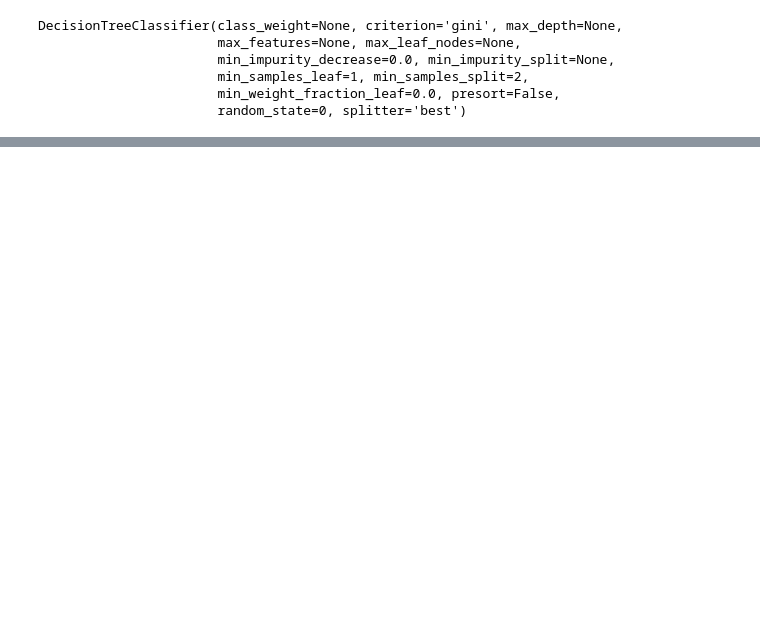
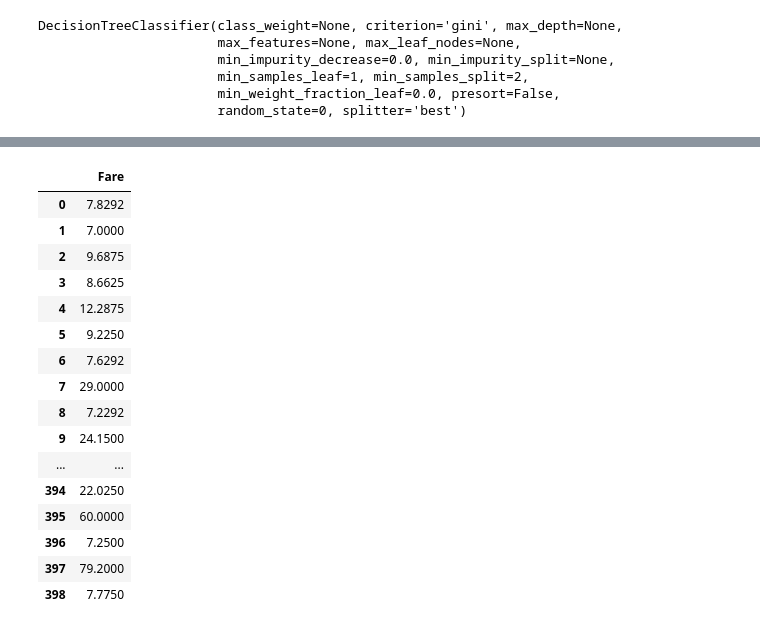
Before and after one commit to yuyatakada/manman, a Jupyter notebook: titnic.ipynb, the cells around one changed output, grey strips where cells are left out. Saved outputs shown, nothing was run; the diff lists cells and outputs as text; code cells hidden in the pictures; blank space fills up the shorter version.

```diff
--- a/titnic.ipynb
+++ b/titnic.ipynb
@@ -259,0 +304,21 @@ my_prediction = my_tree_one.predict(test_features)
+# %%
+pd.DataFrame(correct)
+#全てがfloat型なのが確認できる
+# %% [output]
+|  | Fare |
+| 0 | 7.8292 |
+| 1 | 7.0000 |
+| 2 | 9.6875 |
+| 3 | 8.6625 |
+| 4 | 12.2875 |
+| 5 | 9.2250 |
+| 6 | 7.6292 |
+| 7 | 29.0000 |
+| 8 | 7.2292 |
+| 9 | 24.1500 |
+| ... | ... |
+| 394 | 22.0250 |
+| 395 | 60.0000 |
+| 396 | 7.2500 |
+| 397 | 79.2000 |
+| 398 | 7.7750 |
```
Also changed, not shown: parts of 5 cells of this notebook.
